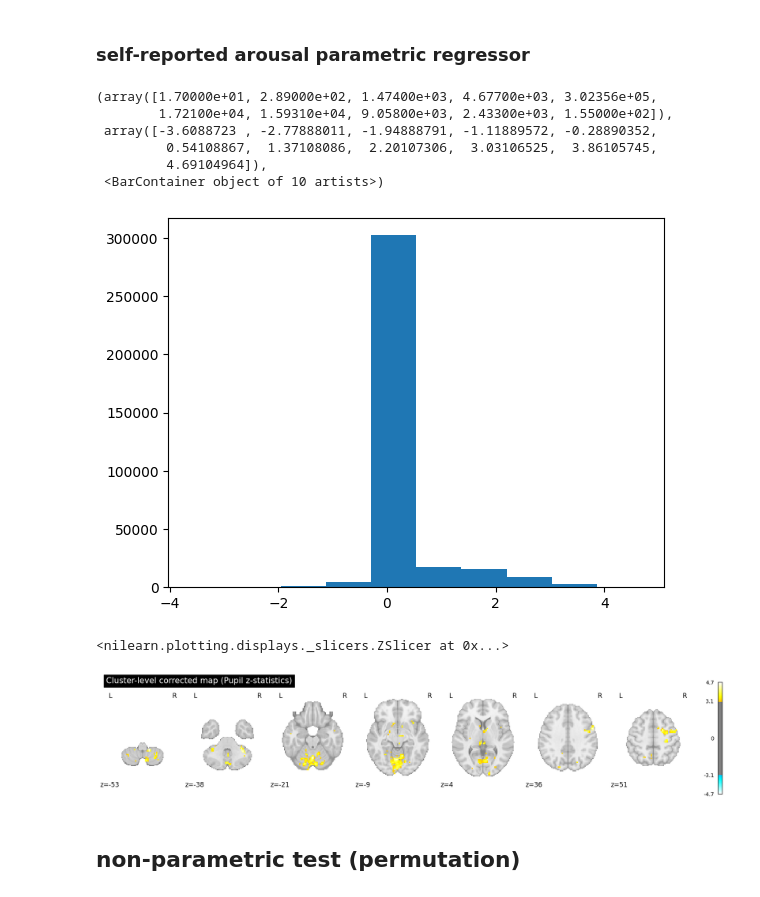
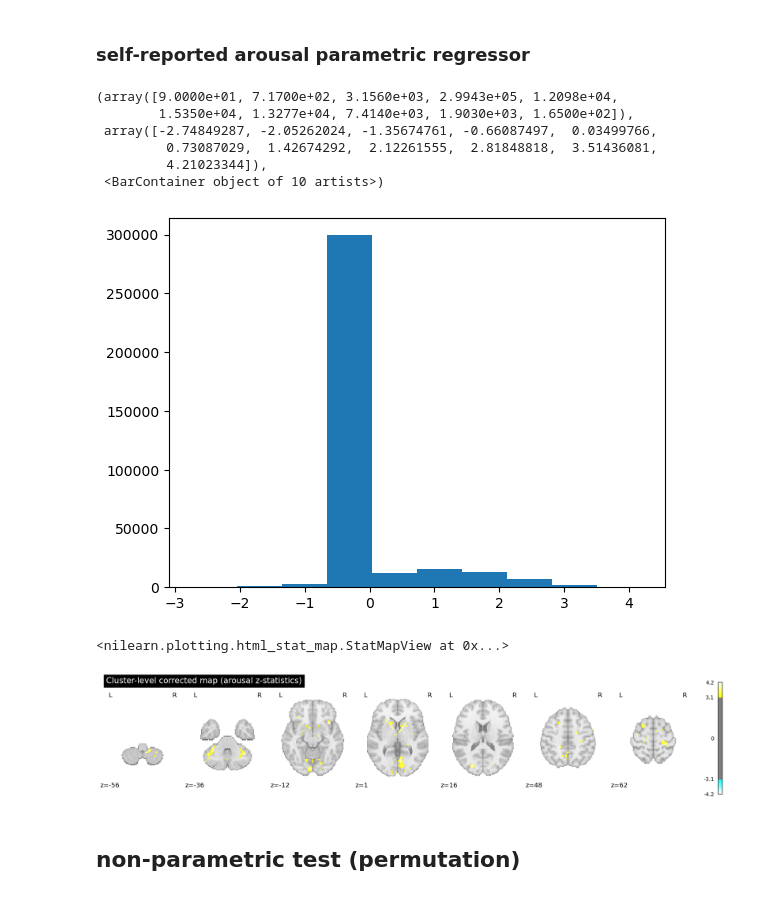
Before and after one commit to ryanyim98/mid-pupil, a Jupyter notebook: analyses/fmri/jupyter/run_second_level_model.ipynb, the cells around one changed output. Drawn from its saved outputs; the diff is of its cells as text; code cells hidden in the pictures.

```diff
--- a/analyses/fmri/jupyter/run_second_level_model.ipynb
+++ b/analyses/fmri/jupyter/run_second_level_model.ipynb
@@ -47,7 +47,7 @@ with open('../analyses/subjects-pupil-fmri.txt', 'r') as file:
     included_subjects = set(line.strip() for line in file)
 len(included_subjects)
 
-file_pattern = os.path.join("./subjects_glm_maps/pupil/", '*.nii.gz')
+file_pattern = os.path.join("/Users/yanyan/Desktop/midaffemo/glm_maps/subjects_glm_maps/pupil/", '*.nii.gz')
 files = sorted(glob.glob(file_pattern))
 
 filtered_files = [
@@ -65,16 +65,15 @@ for f in files:
             subject_files[subject_id] = []
         subject_files[subject_id].append(f)
 
-#Extract the 28th volume (index 27) — z-score for pupil
-subject_ids = [os.path.basename(f).split('_')[0] for f in filtered_files]
-
-pupil_z_maps = []
+# Sub-brick index 26 = coef (beta); 27 = t-stat. Use coef to align with 3dMEMA beta input.
+PUPIL_COEF_SUBBRICK = 26
+pupil_coef_maps = []
 for f in filtered_files:
-    tmpimg = index_img(f, 27)
+    tmpimg = index_img(f, PUPIL_COEF_SUBBRICK)
     tempdata = tmpimg.get_fdata()
     tempdata[np.round(tempdata,17)==0]=0 #the 0s were recognized as 1e-18 which created the problem
     tmpimg = nib.Nifti1Image(tempdata, affine)
-    pupil_z_maps.append(tmpimg)
+    pupil_coef_maps.append(tmpimg)
 # %%
 # Step 1: Build design matrix for one-sample t-test
 design_matrix = pd.DataFrame(
@@ -299,7 +291,7 @@ with open('../analyses/subjects-midaffemo-included.txt', 'r') as file:
     included_subjects = set(line.strip() for line in file)
 len(included_subjects)
 
-file_pattern = os.path.join("./subjects_glm_maps/self_report/", '*mni.nii.gz')
+file_pattern = os.path.join("/Users/yanyan/Desktop/midaffemo/glm_maps/subjects_glm_maps/self_report/", '*mni.nii.gz')
 files = sorted(glob.glob(file_pattern))
 
 filtered_files = [
@@ -317,16 +309,15 @@ for f in files:
             subject_files[subject_id] = []
         subject_files[subject_id].append(f)
 
-#Extract the 28th volume (index 27) — z-score for pupil
-subject_ids = [os.path.basename(f).split('_')[0] for f in filtered_files]
-
-selfreport_z_maps = []
+# Sub-brick index 26 = coef (beta); 27 = t-stat. Use coef to align with 3dMEMA beta input.
+SELFREPORT_COEF_SUBBRICK = 26
+selfreport_coef_maps = []
 for f in filtered_files:
-    tmpimg = index_img(f, 27)
+    tmpimg = index_img(f, SELFREPORT_COEF_SUBBRICK)
     tempdata = tmpimg.get_fdata()
     tempdata[np.round(tempdata,17)==0]=0 #the 0s were recognized as 1e-18 which created the problem
     tmpimg = nib.Nifti1Image(tempdata, affine)
-    selfreport_z_maps.append(tmpimg)
+    selfreport_coef_maps.append(tmpimg)
 # %%
 # Step 1: Build design matrix for one-sample t-test
 design_matrix = pd.DataFrame(
@@ -336,7 +327,7 @@ design_matrix = pd.DataFrame(
 
 # Step 2: Fit second-level GLM (no smoothing — already smoothed)
 selfreport_group_model = SecondLevelModel(smoothing_fwhm=None,mask_img=gm_mask_nii)
-selfreport_group_model = selfreport_group_model.fit(selfreport_z_maps, design_matrix=design_matrix)
+selfreport_group_model = selfreport_group_model.fit(selfreport_coef_maps, design_matrix=design_matrix)
 
 selfreport_z_map = selfreport_group_model.compute_contrast(
     second_level_contrast="intercept",
@@ -345,21 +336,25 @@ selfreport_z_map = selfreport_group_model.compute_contrast(
 # %%
 plt.hist(selfreport_z_map.get_fdata().flatten())
 # %% [output]
-(array([1.70000e+01, 2.89000e+02, 1.47400e+03, 4.67700e+03, 3.02356e+05,
-        1.72100e+04, 1.59310e+04, 9.05800e+03, 2.43300e+03, 1.55000e+02]),
- array([-3.6088723 , -2.77888011, -1.94888791, -1.11889572, -0.28890352,
-         0.54108867,  1.37108086,  2.20107306,  3.03106525,  3.86105745,
-         4.69104964]),
+(array([9.0000e+01, 7.1700e+02, 3.1560e+03, 2.9943e+05, 1.2098e+04,
+        1.5350e+04, 1.3277e+04, 7.4140e+03, 1.9030e+03, 1.6500e+02]),
+ array([-2.74849287, -2.05262024, -1.35674761, -0.66087497,  0.03499766,
+         0.73087029,  1.42674292,  2.12261555,  2.81848818,  3.51436081,
+         4.21023344]),
  <BarContainer object of 10 artists>)
-[figure, old version]
+[figure, new version]
 # %%
 
-# plot it with a z=3.1 threshold
-plotting.plot_stat_map(selfreport_z_map, threshold=3.1, display_mode='z', cut_coords=7,
-                       title="Cluster-level corrected map (Pupil z-statistics)")
+# plot it with z=3.09 (matches AFNI cluster-forming threshold for model27c arousal)
+plotting.plot_stat_map(selfreport_z_map, threshold=3.09, display_mode='z', cut_coords=7,
+                       title="Cluster-level corrected map (arousal z-statistics)")
+
+
+plotting.view_img(selfreport_z_map, threshold=3.09,cut_coords=[0,-10,-10],
+                       title="Cluster-level corrected map (arousal z-statistics)")
 # %% [output]
-<nilearn.plotting.displays._slicers.ZSlicer at 0x...>
+<nilearn.plotting.html_stat_map.StatMapView at 0x...>
-[figure, old version]
+[figure, new version]
 # %% [markdown]
 ## non-parametric test (permutation)
 # %%
```
Also changed, not shown: parts of 16 cells of this notebook, 47 other files.
